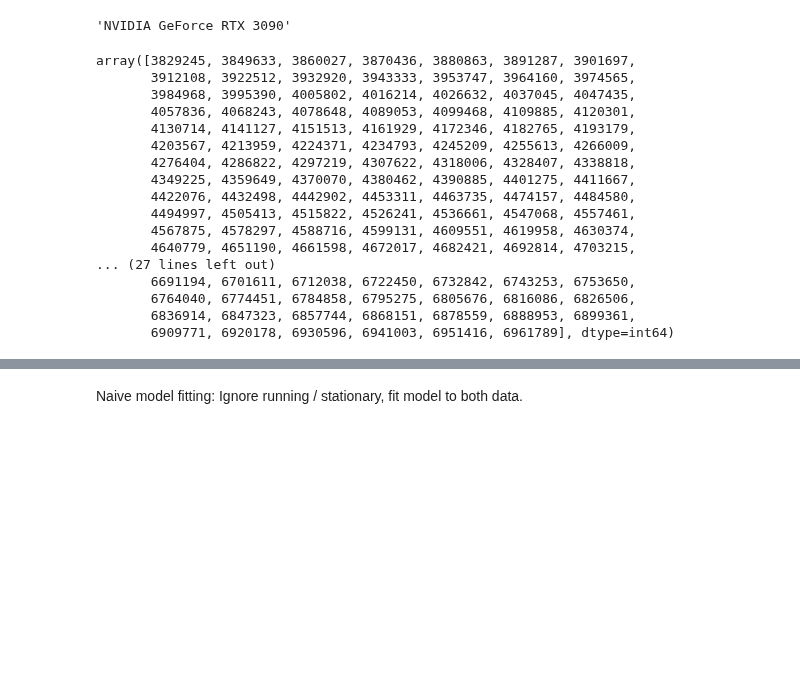
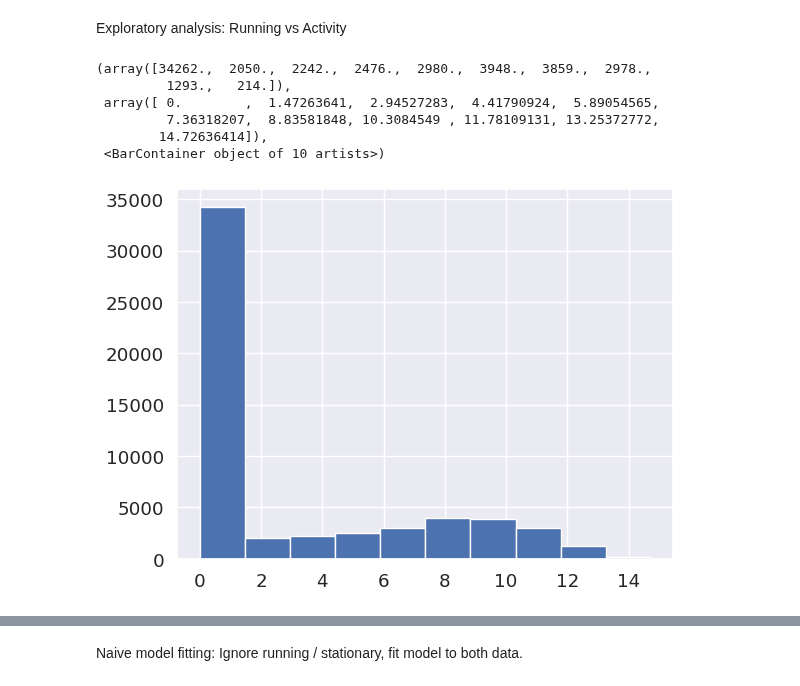
Before and after one commit to cngzlsh/approx_brain, a Jupyter notebook: EB095_tests.ipynb, the cells around one changed output, grey strips where cells are left out. Drawn from its saved outputs; the diff is of its cells as text; code cells hidden in the pictures; blank space fills up the shorter version.

```diff
--- a/EB095_tests.ipynb
+++ b/EB095_tests.ipynb
@@ -17,9 +17,8 @@ np.random.seed(seed)
 torch.manual_seed(seed)
 
 device = torch.device('cuda' if torch.cuda.is_available() else 'cpu')
-torch.cuda.get_device_name()
+if torch.cuda.is_available():
+    torch.cuda.get_device_name()
-# %% [output]
-'NVIDIA GeForce RTX 3090'
 # %%
 '''
 The imaging is still at 30hz.
@@ -43,23 +42,16 @@ speed_triggers_img_run = np.load('./data/biological/EB095/speed_triggers_img_run
 stim_ID = np.load('./data/biological/EB095/stim_ID.npy')                    # (300,), R S or F
 stim_triggers_ephys_stim = np.load('./data/biological/EB095/stim_triggers_ephys_stim.npy')  # (300,)
 stim_triggers_img_stim = np.load('./data/biological/EB095/stim_triggers_img_stim.npy')      # (300,)
-# %%
-stim_triggers_ephys_stim
-# %% [output]
-array([3829245, 3849633, 3860027, 3870436, 3880863, 3891287, 3901697,
-       3912108, 3922512, 3932920, 3943333, 3953747, 3964160, 3974565,
-       3984968, 3995390, 4005802, 4016214, 4026632, 4037045, 4047435,
-       4057836, 4068243, 4078648, 4089053, 4099468, 4109885, 4120301,
-       4130714, 4141127, 4151513, 4161929, 4172346, 4182765, 4193179,
-       4203567, 4213959, 4224371, 4234793, 4245209, 4255613, 4266009,
-       4276404, 4286822, 4297219, 4307622, 4318006, 4328407, 4338818,
-       4349225, 4359649, 4370070, 4380462, 4390885, 4401275, 4411667,
-       4422076, 4432498, 4442902, 4453311, 4463735, 4474157, 4484580,
-       4494997, 4505413, 4515822, 4526241, 4536661, 4547068, 4557461,
-       4567875, 4578297, 4588716, 4599131, 4609551, 4619958, 4630374,
-       4640779, 4651190, 4661598, 4672017, 4682421, 4692814, 4703215,
-... (27 lines left out)
-       6691194, 6701611, 6712038, 6722450, 6732842, 6743253, 6753650,
-       6764040, 6774451, 6784858, 6795275, 6805676, 6816086, 6826506,
-       6836914, 6847323, 6857744, 6868151, 6878559, 6888953, 6899361,
-       6909771, 6920178, 6930596, 6941003, 6951416, 6961789], dtype=int64)
+# %% [markdown]
+Exploratory analysis: Running vs Activity
+# %%
+spks_run[:, speed_triggers_ephys_run] # (106, 56322)
+plt.hist(speed_run) # (56302)
+# %% [output]
+(array([34262.,  2050.,  2242.,  2476.,  2980.,  3948.,  3859.,  2978.,
+         1293.,   214.]),
+ array([ 0.        ,  1.47263641,  2.94527283,  4.41790924,  5.89054565,
+         7.36318207,  8.83581848, 10.3084549 , 11.78109131, 13.25372772,
+        14.72636414]),
+ <BarContainer object of 10 artists>)
+[figure, added]
```
Also changed, not shown: parts of 6 cells of this notebook.
